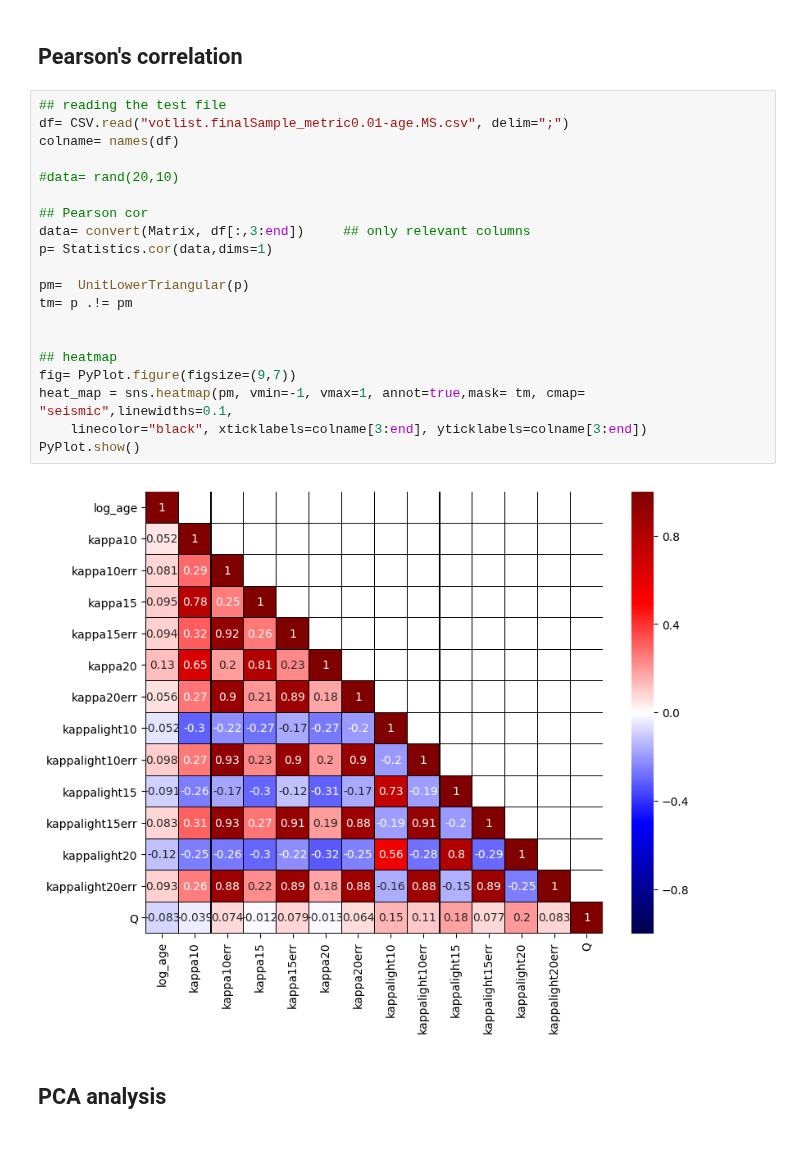
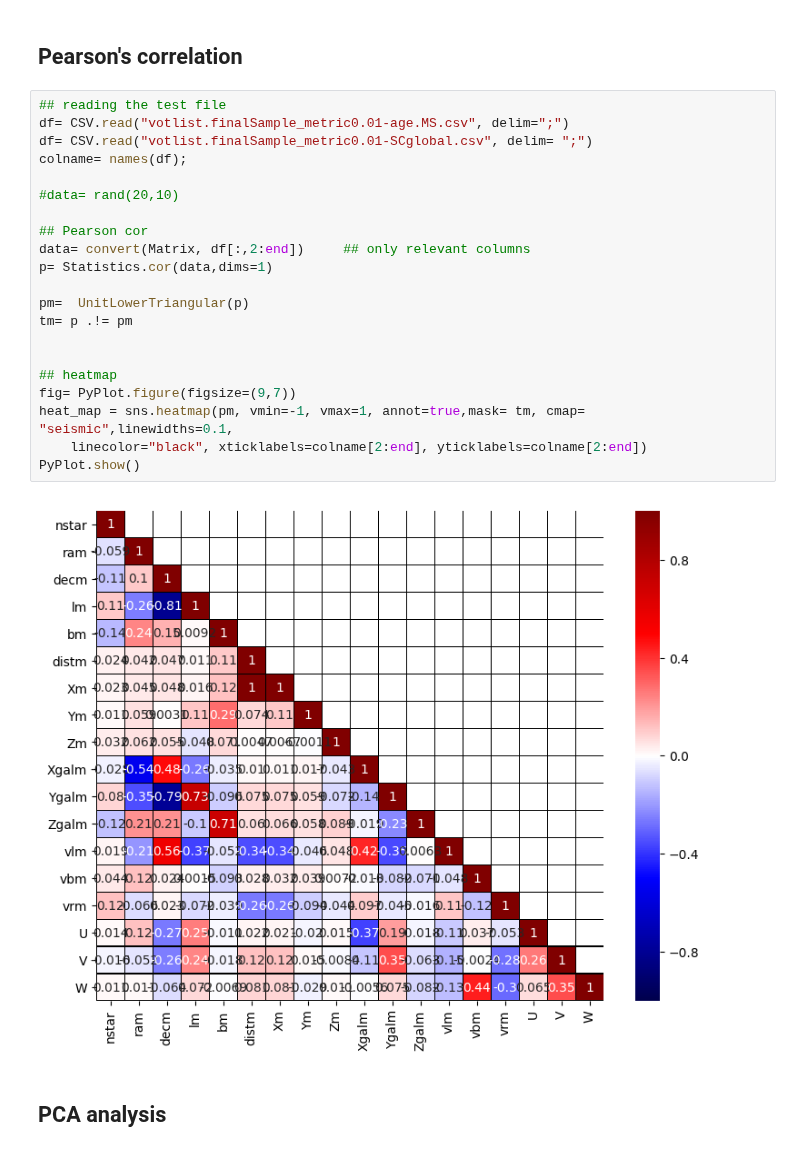
Before and after one commit to bosscha/gaia-shock, a Jupyter notebook: notebooks/analysis/corrMatrix-PCA.ipynb, the cells around one changed output. Saved outputs shown, nothing was run; the diff lists cells and outputs as text.

```diff
--- a/notebooks/analysis/corrMatrix-PCA.ipynb
+++ b/notebooks/analysis/corrMatrix-PCA.ipynb
@@ -33,25 +38,26 @@ cd(wdir)
 # %%
 ## reading the test file
 df= CSV.read("votlist.finalSample_metric0.01-age.MS.csv", delim=";")
-colname= names(df)
+df= CSV.read("votlist.finalSample_metric0.01-SCglobal.csv", delim= ";")
+colname= names(df);
 
 #data= rand(20,10)
 
 ## Pearson cor
-data= convert(Matrix, df[:,3:end])     ## only relevant columns
+data= convert(Matrix, df[:,2:end])     ## only relevant columns
 p= Statistics.cor(data,dims=1)
 
 pm=  UnitLowerTriangular(p)
 tm= p .!= pm
 
 
 ## heatmap
 fig= PyPlot.figure(figsize=(9,7))
 heat_map = sns.heatmap(pm, vmin=-1, vmax=1, annot=true,mask= tm, cmap= "seismic",linewidths=0.1,
-    linecolor="black", xticklabels=colname[3:end], yticklabels=colname[3:end])
+    linecolor="black", xticklabels=colname[2:end], yticklabels=colname[2:end])
 PyPlot.show()
 # %% [output]
-[figure, old version]
+[figure, new version]
 # %% [markdown]
 ## PCA analysis
 # %%
```
Also changed, not shown: parts of 5 cells of this notebook, 2 other files.
